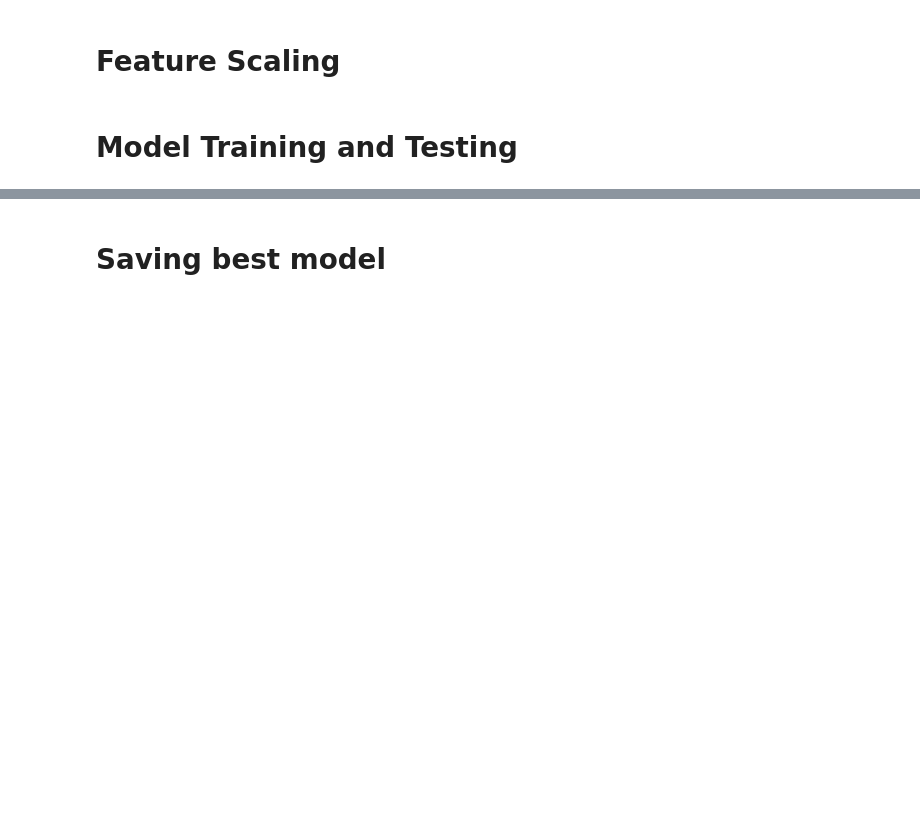
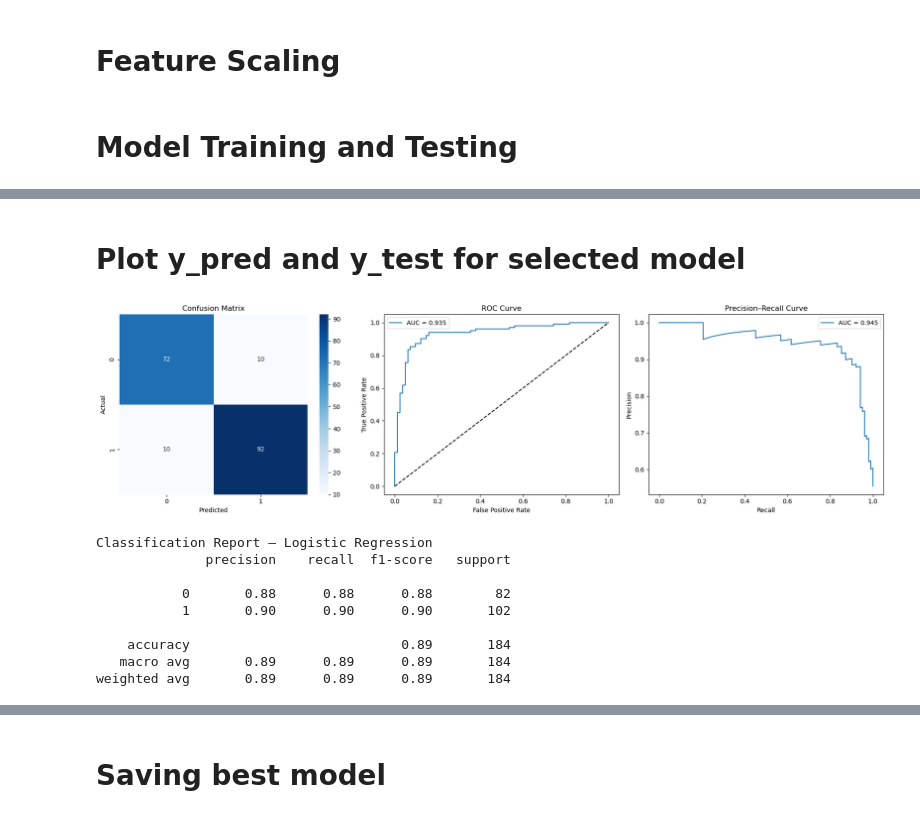
Before and after one commit to TanuDewangan/heart-disease-ml-project, a Jupyter notebook: final_heart_model.ipynb, the cells around one changed output, grey strips where cells are left out. Saved outputs shown, nothing was run; the diff lists cells and outputs as text; code cells hidden in the pictures; blank space fills up the shorter version.

```diff
--- a/final_heart_model.ipynb
+++ b/final_heart_model.ipynb
@@ -549,7 +552,10 @@ models = {
     "KNN": KNeighborsClassifier(),
     "Naive Bayes": GaussianNB(),
     "Decision Tree": DecisionTreeClassifier(),
-    "SVM (RBF Kernel)": SVC(probability=True)
+    "SVM (RBF Kernel)": SVC(probability=True),
+    "Random Forest Classifier": RandomForestClassifier(n_estimators=300, max_depth=5, random_state=42),
+    "Gradient Boosting Classifier": GradientBoostingClassifier(n_estimators=200, random_state=42, learning_rate=0.05, max_depth=3),
+    "XGB Classifier": XGBClassifier(n_estimators=300, learning_rate=0.05, max_depth=3,use_label_encoder=False, eval_metric='mlogloss', random_state=42)
 }
 # %%
 results = []
@@ -642,0 +637,65 @@ ensamble_models_results
+# %% [markdown]
+# Plot y_pred and y_test for selected model
+# %%
+from sklearn.metrics import (
+    confusion_matrix, roc_curve, roc_auc_score,
+    precision_recall_curve, auc, classification_report
+)
+# choose model here
+model_name = "Logistic Regression"
+y_pred = model_predictions[model_name]
+y_proba = model_probability[model_name]
+
+#cm
+cm = confusion_matrix(y_test, y_pred)
+
+# ROC
+fpr, tpr, _ = roc_curve(y_test, y_proba)
+roc_auc = roc_auc_score(y_test, y_proba)
+
+# Precision-Recall
+precisions, recalls, _ = precision_recall_curve(y_test, y_proba)
+pr_auc = auc(recalls, precisions)
+
+plt.figure(figsize=(18, 5))
+
+# -------- Confusion Matrix --------
+plt.subplot(1, 3, 1)
+sns.heatmap(cm, annot=True, cmap='Blues', fmt='g')
+plt.title("Confusion Matrix")
+plt.xlabel("Predicted")
+plt.ylabel("Actual")
+
+# -------- ROC Curve --------
+plt.subplot(1, 3, 2)
+plt.plot(fpr, tpr, label=f"AUC = {roc_auc:.3f}")
+plt.plot([0, 1], [0, 1], 'k--')
+plt.title("ROC Curve")
+plt.xlabel("False Positive Rate")
+plt.ylabel("True Positive Rate")
+plt.legend()
+
+# -------- Precision–Recall Curve --------
+plt.subplot(1, 3, 3)
+plt.plot(recalls, precisions, label=f"AUC = {pr_auc:.3f}")
+plt.title("Precision–Recall Curve")
+plt.xlabel("Recall")
+plt.ylabel("Precision")
+plt.legend()
+
+plt.tight_layout()
+plt.show()
+
+print("Classification Report – Logistic Regression")
+print(classification_report(y_test, y_pred))
+# %% [output]
+[figure, added]
+Classification Report – Logistic Regression
+              precision    recall  f1-score   support
+
+           0       0.88      0.88      0.88        82
+           1       0.90      0.90      0.90       102
+
+    accuracy                           0.89       184
+   macro avg       0.89      0.89      0.89       184
+weighted avg       0.89      0.89      0.89       184
```
Also changed, not shown: parts of 12 cells of this notebook, 3 other files.
